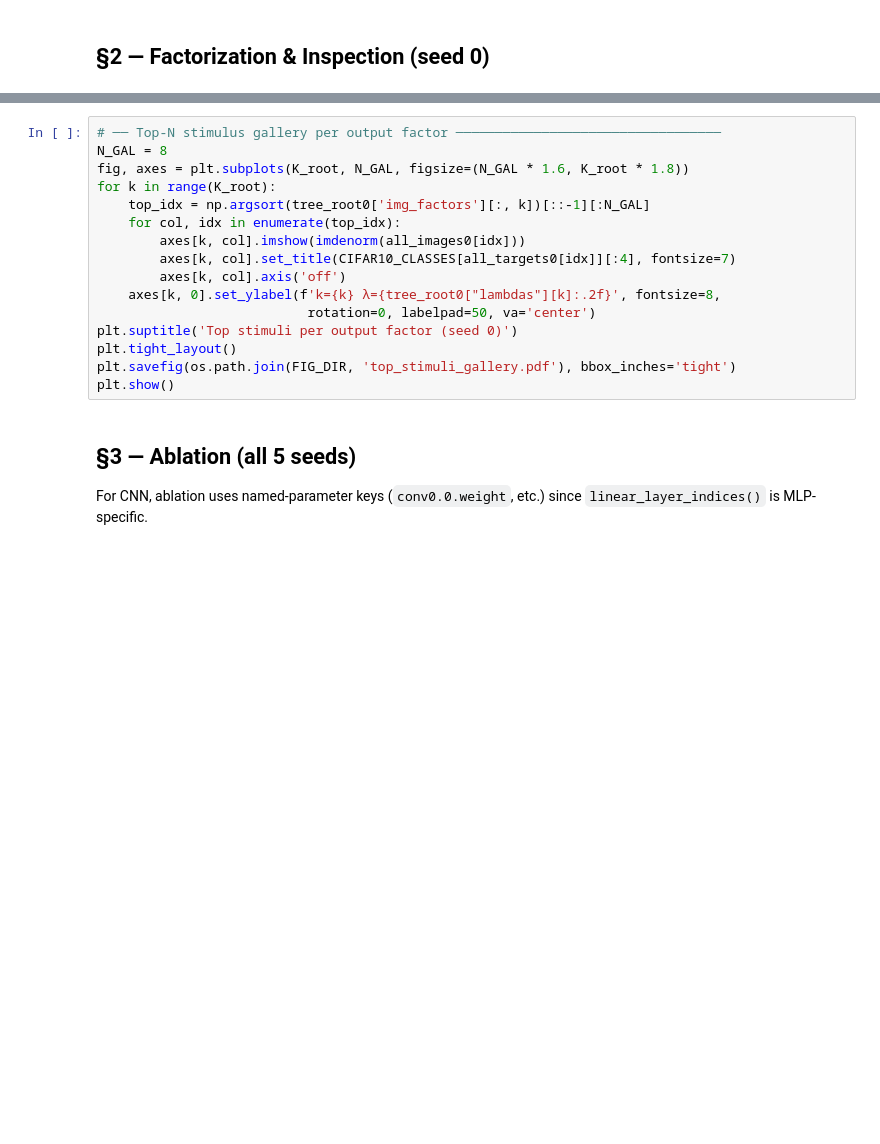
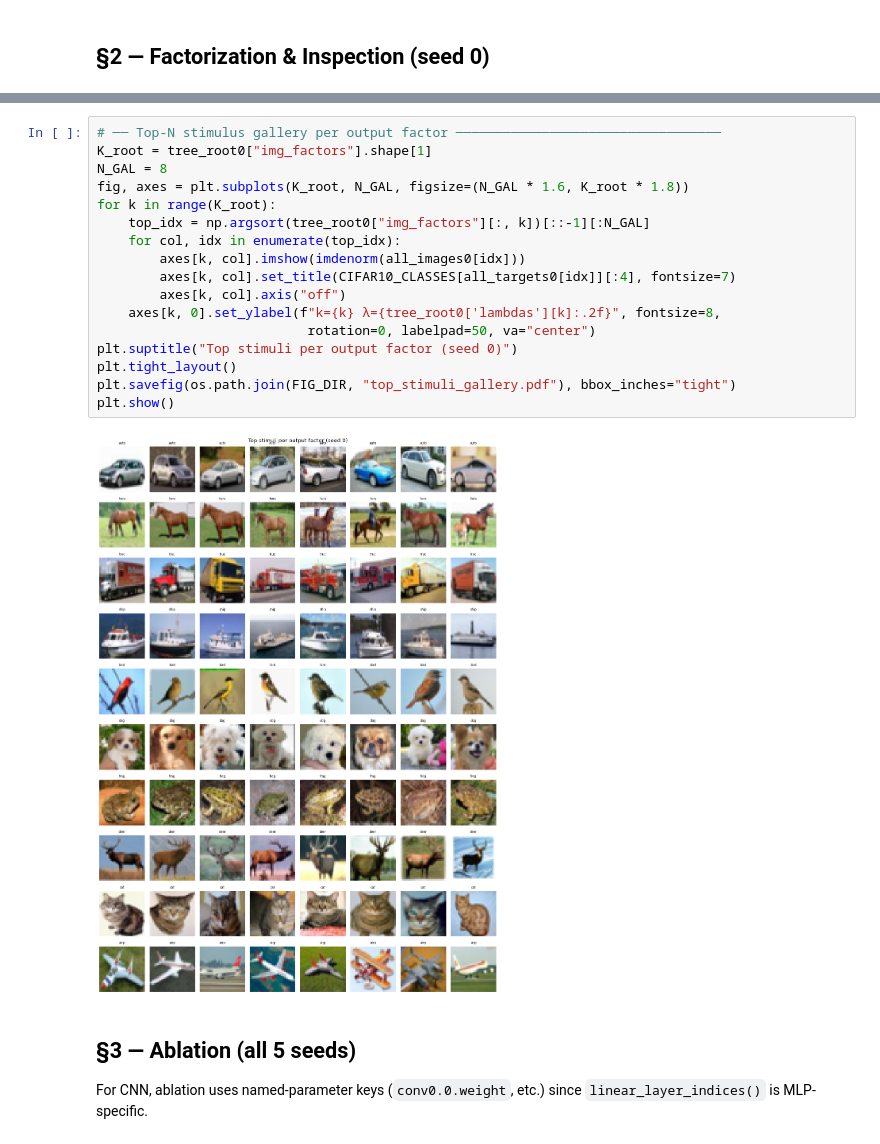
Before and after one commit to JohannesBertram/Factor_Trace, a Jupyter notebook: notebooks/03_CNN_CIFAR10.ipynb, the cells around one changed output, grey strips where cells are left out. Cells and saved outputs as stored; diff of their text form; blank space fills up the shorter version.

```diff
--- a/notebooks/03_CNN_CIFAR10.ipynb
+++ b/notebooks/03_CNN_CIFAR10.ipynb
@@ -355,19 +360,22 @@ plt.show()
 # %%
 # ── Top-N stimulus gallery per output factor ──────────────────────────────────
+K_root = tree_root0["img_factors"].shape[1]
 N_GAL = 8
 fig, axes = plt.subplots(K_root, N_GAL, figsize=(N_GAL * 1.6, K_root * 1.8))
 for k in range(K_root):
-    top_idx = np.argsort(tree_root0['img_factors'][:, k])[::-1][:N_GAL]
+    top_idx = np.argsort(tree_root0["img_factors"][:, k])[::-1][:N_GAL]
     for col, idx in enumerate(top_idx):
         axes[k, col].imshow(imdenorm(all_images0[idx]))
         axes[k, col].set_title(CIFAR10_CLASSES[all_targets0[idx]][:4], fontsize=7)
-        axes[k, col].axis('off')
-    axes[k, 0].set_ylabel(f'k={k} λ={tree_root0["lambdas"][k]:.2f}', fontsize=8,
-                           rotation=0, labelpad=50, va='center')
-plt.suptitle('Top stimuli per output factor (seed 0)')
+        axes[k, col].axis("off")
+    axes[k, 0].set_ylabel(f"k={k} λ={tree_root0['lambdas'][k]:.2f}", fontsize=8,
+                           rotation=0, labelpad=50, va="center")
+plt.suptitle("Top stimuli per output factor (seed 0)")
 plt.tight_layout()
-plt.savefig(os.path.join(FIG_DIR, 'top_stimuli_gallery.pdf'), bbox_inches='tight')
+plt.savefig(os.path.join(FIG_DIR, "top_stimuli_gallery.pdf"), bbox_inches="tight")
 plt.show()
+# %% [output]
+[figure, added]
 # %% [markdown]
 ## §3 — Ablation (all 5 seeds)
 
```
Also changed, not shown: parts of 11 cells of this notebook, 7 other files.
